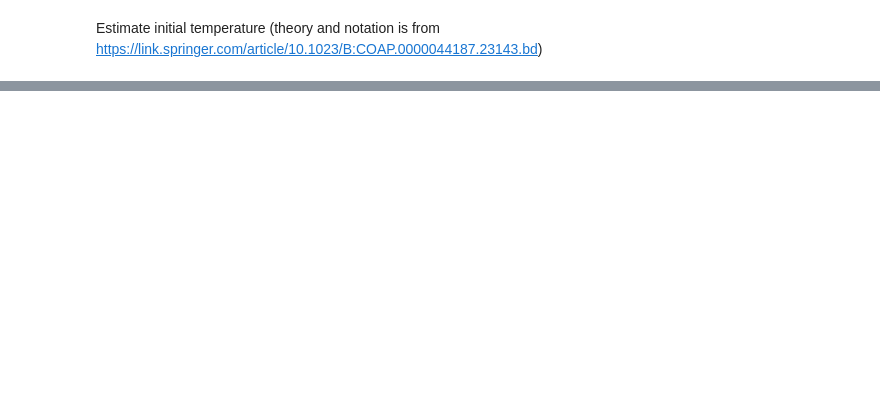
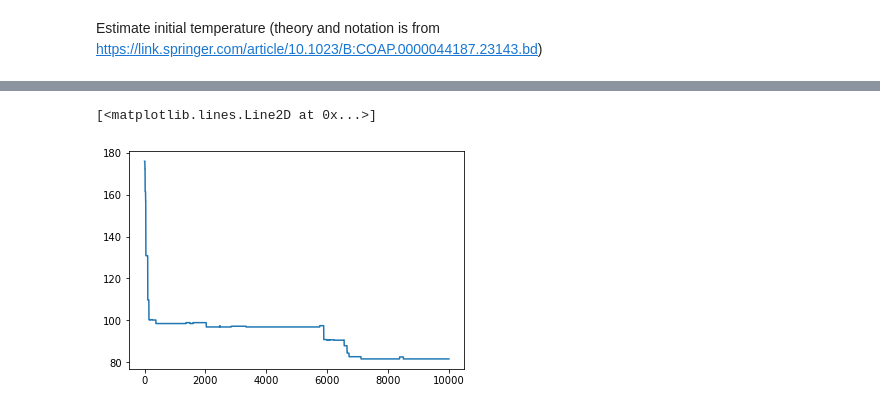
Before and after one commit to NumeloUno/CompilerQC, a Jupyter notebook: optimization/simualted_annealing.ipynb, the cells around one changed output, grey strips where cells are left out. Cells and saved outputs as stored; diff of their text form; code cells hidden in the pictures; blank space fills up the shorter version.

```diff
--- a/optimization/simualted_annealing.ipynb
+++ b/optimization/simualted_annealing.ipynb
@@ -59,3 +64,8 @@ mc.energy.scaling_for_plaq3
+# %%
+plt.plot(mc.record_total_energy)
+# %% [output]
+[<matplotlib.lines.Line2D at 0x...>]
+[figure, added]
 # %%
 plt.plot(mc.record_temperature, label='temperature')
 plt.plot(mc.record_mean_energy, label='mean energy')
```
Also changed, not shown: parts of 18 cells of this notebook, 14 other files.
